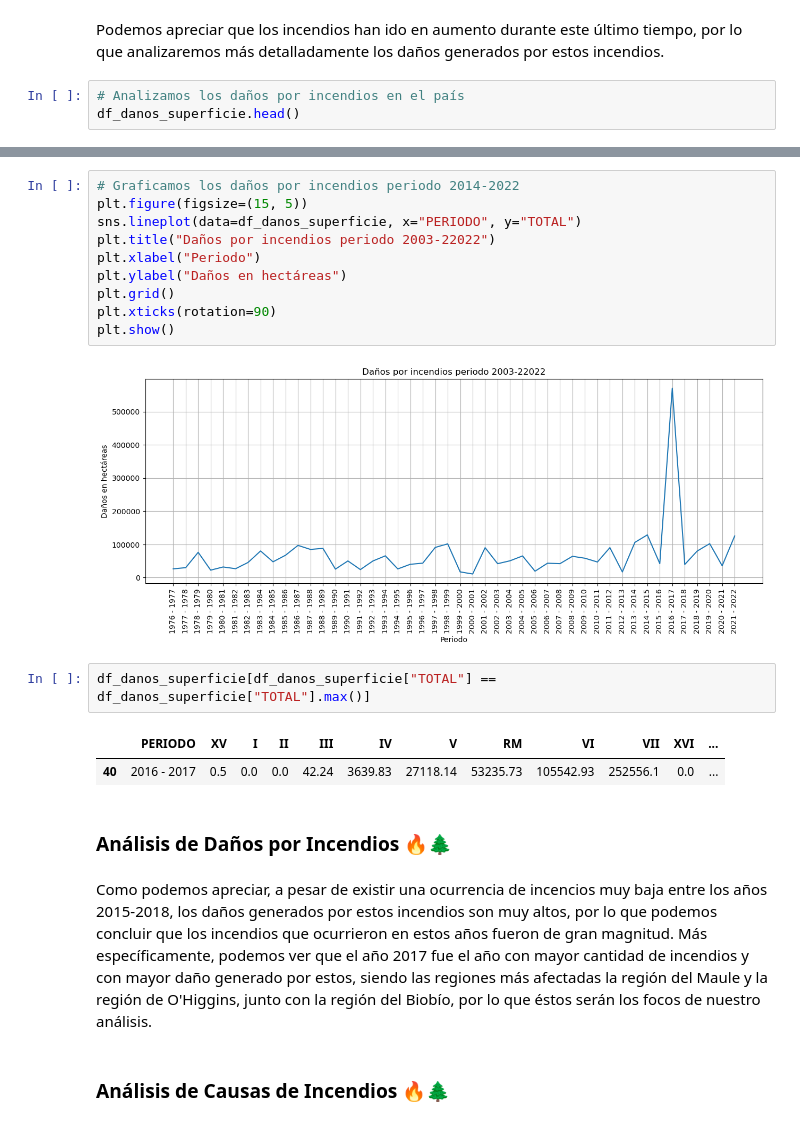
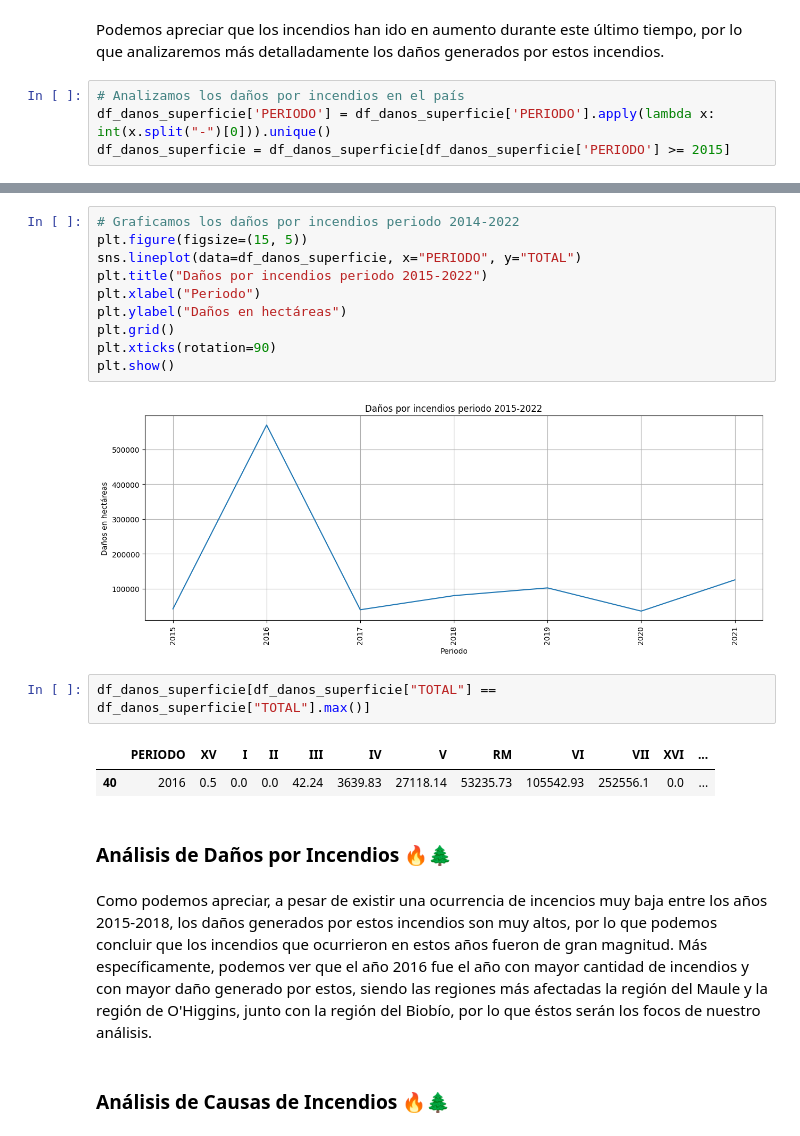
Before and after one commit to ymotomy/Proyecto-IMT2200, a Jupyter notebook: Proyecto.ipynb, the cells around one changed output, grey strips where cells are left out. Saved outputs shown, nothing was run; the diff lists cells and outputs as text.

```diff
--- a/Proyecto.ipynb
+++ b/Proyecto.ipynb
@@ -152,4 +164,5 @@ plt.show()
 Podemos apreciar que los incendios han ido en aumento durante este último tiempo, por lo que analizaremos más detalladamente los daños generados por estos incendios.
 # %%
 # Analizamos los daños por incendios en el país
-df_danos_superficie.head()
+df_danos_superficie['PERIODO'] = df_danos_superficie['PERIODO'].apply(lambda x: int(x.split("-")[0])).unique()
+df_danos_superficie = df_danos_superficie[df_danos_superficie['PERIODO'] >= 2015]
@@ -163,24 +169,24 @@ df_danos_superficie.head()
 # %%
 # Graficamos los daños por incendios periodo 2014-2022
 plt.figure(figsize=(15, 5))
 sns.lineplot(data=df_danos_superficie, x="PERIODO", y="TOTAL")
-plt.title("Daños por incendios periodo 2003-22022")
+plt.title("Daños por incendios periodo 2015-2022")
 plt.xlabel("Periodo")
 plt.ylabel("Daños en hectáreas")
 plt.grid()
 plt.xticks(rotation=90)
 plt.show()
 # %% [output]
-[figure, old version]
+[figure, new version]
 # %%
 df_danos_superficie[df_danos_superficie["TOTAL"] == df_danos_superficie["TOTAL"].max()]
 # %% [output]
 |  | PERIODO | XV | I | II | III | IV | V | RM | VI | VII | XVI | ... |
-| 40 | 2016 - 2017 | 0.5 | 0.0 | 0.0 | 42.24 | 3639.83 | 27118.14 | 53235.73 | 105542.93 | 252556.1 | 0.0 | ... |
+| 40 | 2016 | 0.5 | 0.0 | 0.0 | 42.24 | 3639.83 | 27118.14 | 53235.73 | 105542.93 | 252556.1 | 0.0 | ... |
 # %% [markdown]
 ### Análisis de Daños por Incendios 🔥🌲
 # %% [markdown]
-Como podemos apreciar, a pesar de existir una ocurrencia de incencios muy baja entre los años 2015-2018, los daños generados por estos incendios son muy altos, por lo que podemos concluir que los incendios que ocurrieron en estos años fueron de gran magnitud. Más específicamente, podemos ver que el año 2017 fue el año con mayor cantidad de incendios y con mayor daño generado por estos, siendo las regiones más afectadas la región del Maule y la región de O'Higgins, junto con la región del Biobío, por lo que éstos serán los focos de nuestro análisis.
+Como podemos apreciar, a pesar de existir una ocurrencia de incencios muy baja entre los años 2015-2018, los daños generados por estos incendios son muy altos, por lo que podemos concluir que los incendios que ocurrieron en estos años fueron de gran magnitud. Más específicamente, podemos ver que el año 2016 fue el año con mayor cantidad de incendios y con mayor daño generado por estos, siendo las regiones más afectadas la región del Maule y la región de O'Higgins, junto con la región del Biobío, por lo que éstos serán los focos de nuestro análisis.
 # %% [markdown]
 ### Análisis de Causas de Incendios 🔥🌲
 # %% [markdown]
```
Also changed, not shown: parts of 33 cells of this notebook, 12 other files.
